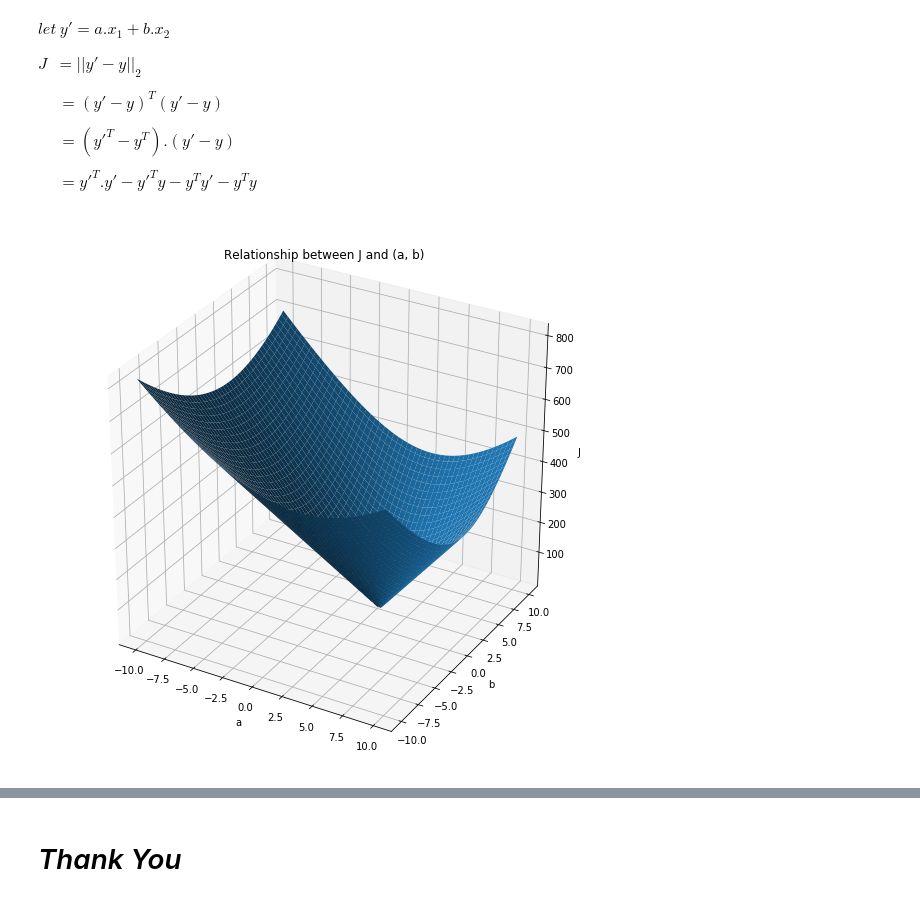
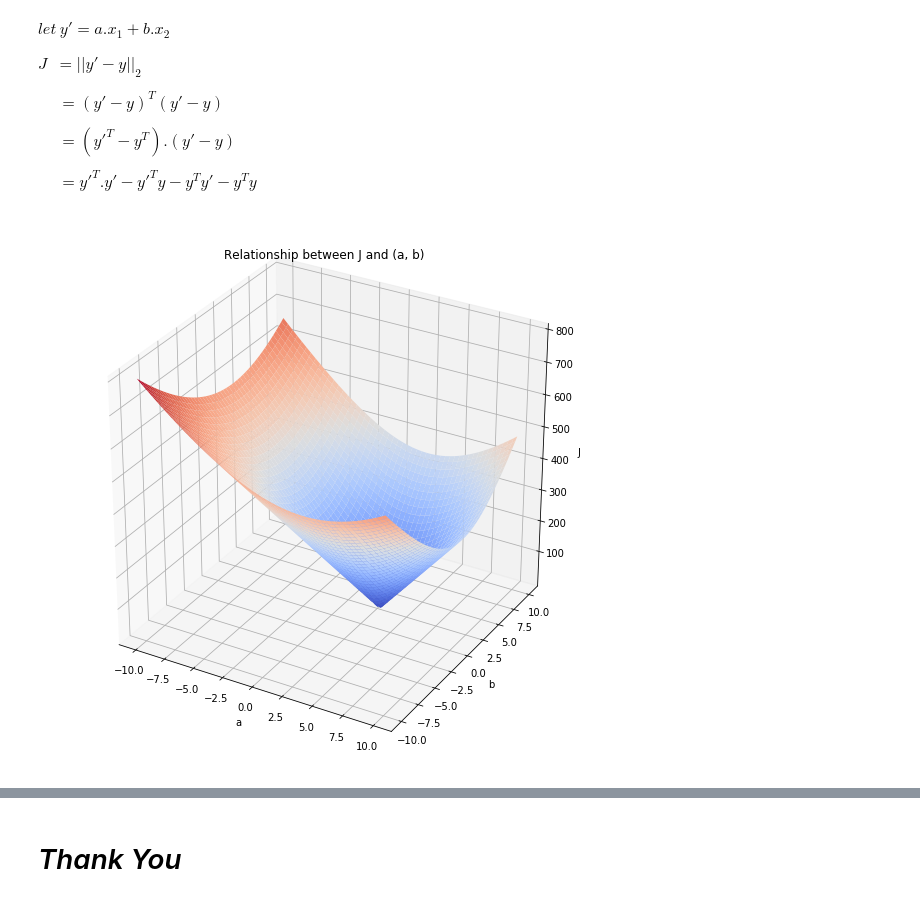
Before and after one commit to sayarghoshroy/Optimization_and_Learning, a Jupyter notebook: Optimization_Learning.ipynb, the cells around one changed output, grey strips where cells are left out. Saved outputs shown, nothing was run; the diff lists cells and outputs as text; code cells hidden in the pictures.

```diff
--- a/Optimization_Learning.ipynb
+++ b/Optimization_Learning.ipynb
@@ -37,27 +38,27 @@ $\quad\ = y'^T.y' - y'^Ty - y^Ty' - y^Ty$
 # %%
 a = np.linspace(-10, 10, 200)
 b = np.linspace(-10, 10, 200)
 # a, b are the parameter values
 
 X, Y = np.meshgrid(a, b)
 J = np.ones(shape = (len(a), len(b)))
 
 # compute J for all pairs of a, b
 for i in range(len(a)):
     for j in range(len(b)):
         J[i][j] = np.linalg.norm((2 * x_1 + 3 * x_2) - (a[i] * x_1 + b[j] * x_2))
 
 # creating the 3D Plot
 fig = plt.figure(figsize=(10, 10))
 sub = fig.add_subplot(111, projection='3d')
 sub.set_title('Relationship between J and (a, b)')
 sub.set_xlabel('a')
 sub.set_ylabel('b')
 sub.set_zlabel('J')
-sub.plot_surface(X, Y, J)
+sub.plot_surface(X, Y, J, cmap = cm.coolwarm)
 plt.show()
 # %% [output]
-[figure, old version]
+[figure, new version]
 # %% [markdown]
 $Computing\ optimal\ learning\ rate\ to\ minimize\ J\ using\ gradient\ descent.$
 
```
Also changed, not shown: parts of 50 cells of this notebook.
